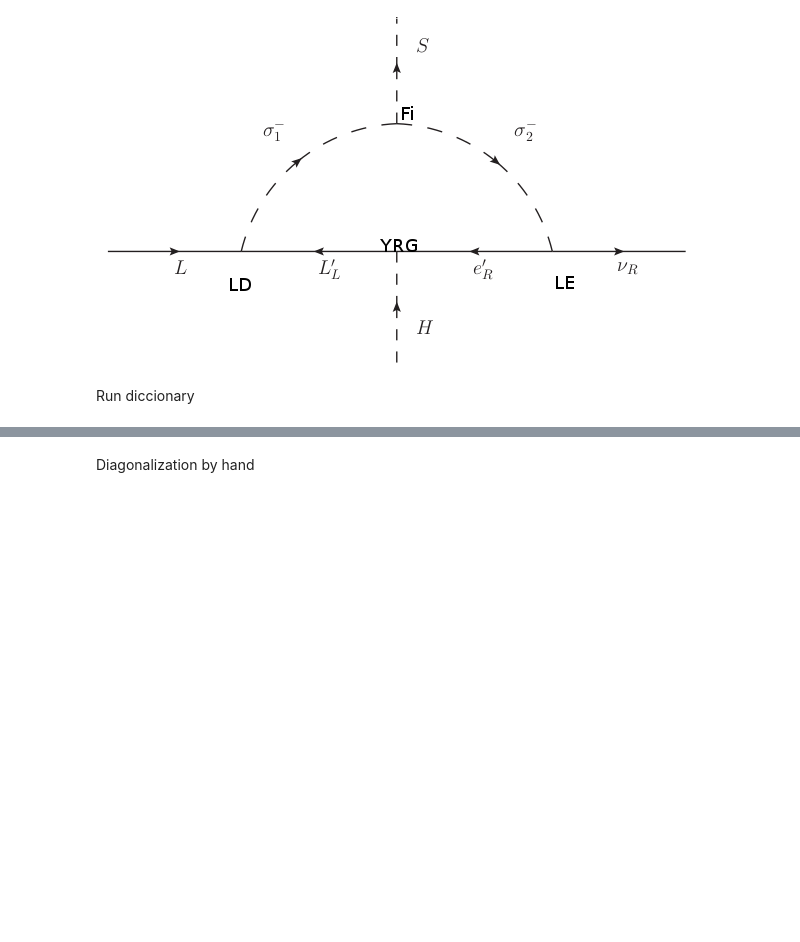
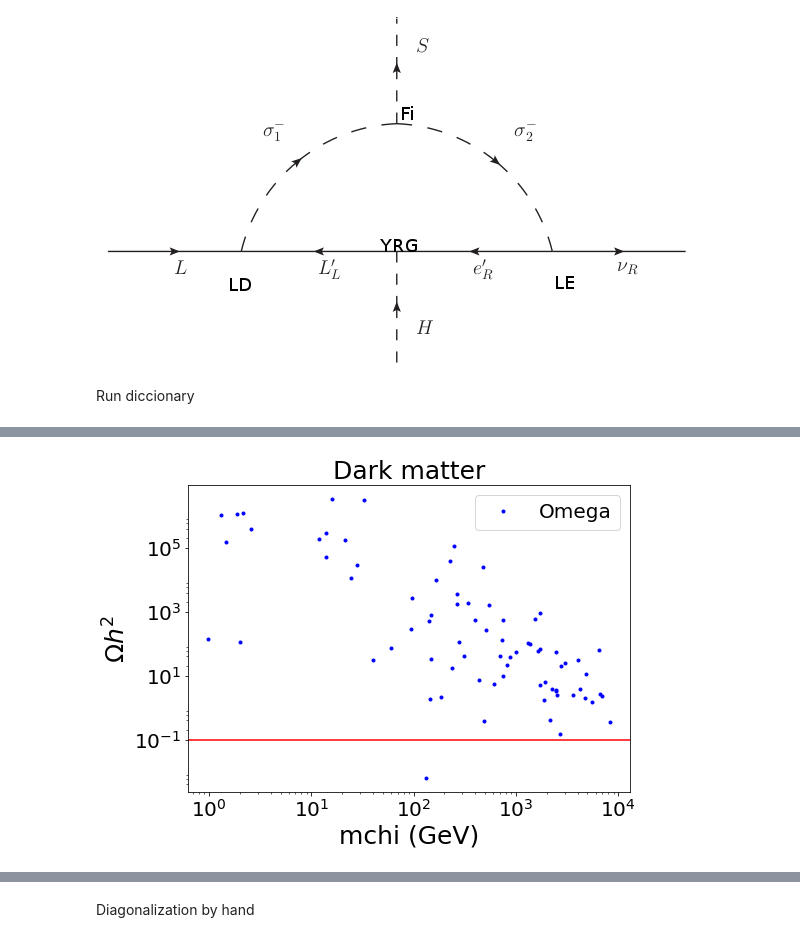
Before and after one commit to anferivera/DarkBariogenesis, a Jupyter notebook: U1B_model-random-scan-v1.ipynb, the cells around one changed output, grey strips where cells are left out. Saved outputs shown, nothing was run; the diff lists cells and outputs as text; code cells hidden in the pictures; blank space fills up the shorter version.

```diff
--- a/U1B_model-random-scan-v1.ipynb
+++ b/U1B_model-random-scan-v1.ipynb
@@ -262,3 +394,18 @@ xd.to_csv('scan1.scv')
 #For good plots
 plt.rcParams.update({'font.size': 20})
 #plt.rc('font',size='18')
+# %%
+plt.figure(figsize=(8,6))
+
+plt.loglog(xd.mchi,xd.Omega,'b.')
+
+plt.axhline(y=0.1, color='r', linestyle='-')
+
+plt.title(r'Dark matter',size=25)
+plt.xlabel(r'mchi (GeV)',size=25)
+plt.ylabel(r'$\Omega h^2$',size=25)
+plt.legend()
+
+plt.tight_layout()
+# %% [output]
+[figure, added]
```
Also changed, not shown: parts of 10 cells of this notebook, 14 other files.
